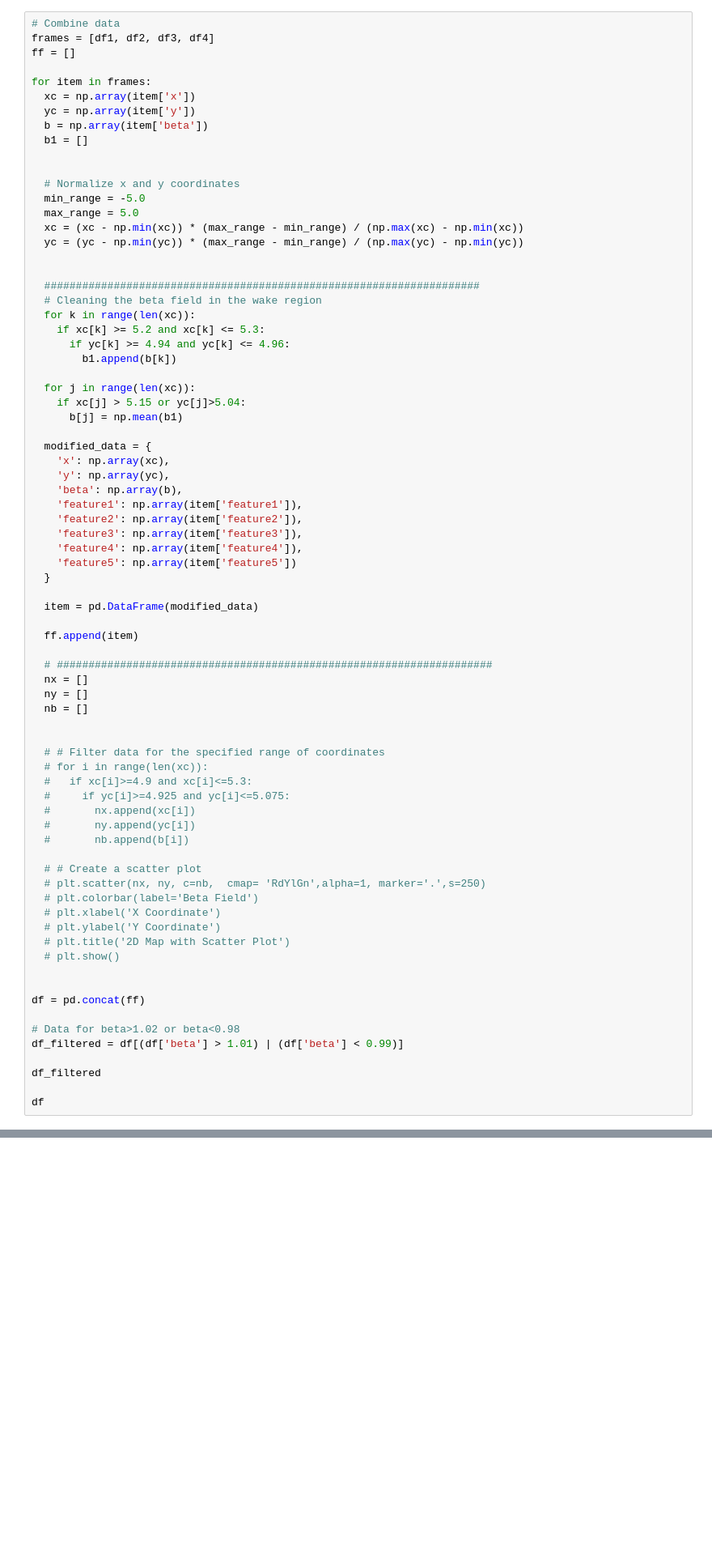
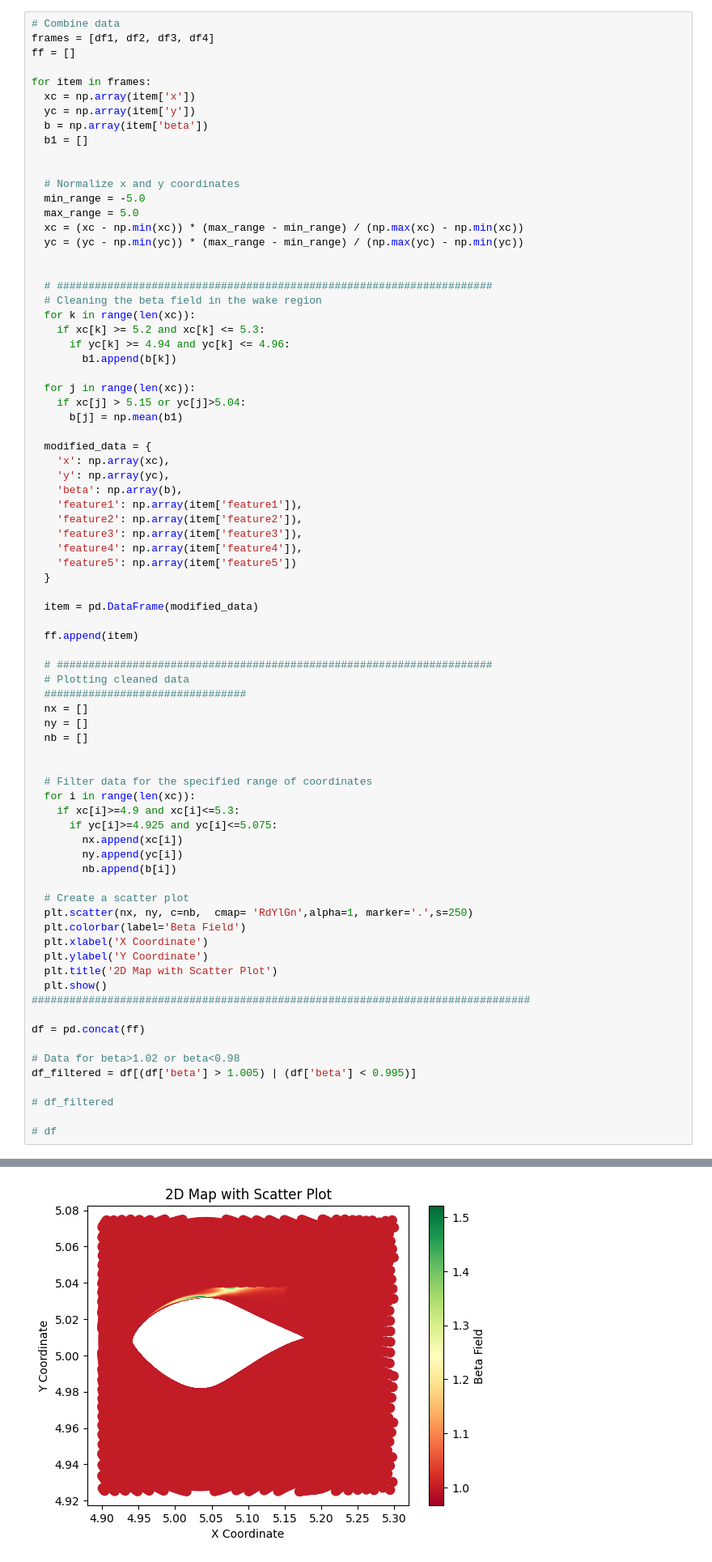
Before and after one commit to sudeepmenon17/PytorchforNN, a Jupyter notebook: NN_airfoil_S809_combined_data.ipynb, the cells around one changed output, grey strips where cells are left out. Shown: that part at 81% size. Saved outputs shown, nothing was run; the diff lists cells and outputs as text; blank space fills up the shorter version.

```diff
--- a/NN_airfoil_S809_combined_data.ipynb
+++ b/NN_airfoil_S809_combined_data.ipynb
@@ -71,7 +111,7 @@ for item in frames:
   yc = (yc - np.min(yc)) * (max_range - min_range) / (np.max(yc) - np.min(yc))
 
 
-  #####################################################################
+  # #####################################################################
   # Cleaning the beta field in the wake region
   for k in range(len(xc)):
     if xc[k] >= 5.2 and xc[k] <= 5.3:
@@ -98,34 +138,36 @@ for item in frames:
   ff.append(item)
 
   # #####################################################################
+  # Plotting cleaned data
+  ################################
   nx = []
   ny = []
   nb = []
 
 
-  # # Filter data for the specified range of coordinates
-  # for i in range(len(xc)):
-  #   if xc[i]>=4.9 and xc[i]<=5.3:
-  #     if yc[i]>=4.925 and yc[i]<=5.075:
-  #       nx.append(xc[i])
-  #       ny.append(yc[i])
-  #       nb.append(b[i])
+  # Filter data for the specified range of coordinates
+  for i in range(len(xc)):
+    if xc[i]>=4.9 and xc[i]<=5.3:
+      if yc[i]>=4.925 and yc[i]<=5.075:
+        nx.append(xc[i])
+        ny.append(yc[i])
+        nb.append(b[i])
 
-  # # Create a scatter plot
-  # plt.scatter(nx, ny, c=nb,  cmap= 'RdYlGn',alpha=1, marker='.',s=250)
-  # plt.colorbar(label='Beta Field')
-  # plt.xlabel('X Coordinate')
-  # plt.ylabel('Y Coordinate')
-  # plt.title('2D Map with Scatter Plot')
-  # plt.show()
-
+  # Create a scatter plot
+  plt.scatter(nx, ny, c=nb,  cmap= 'RdYlGn',alpha=1, marker='.',s=250)
+  plt.colorbar(label='Beta Field')
+  plt.xlabel('X Coordinate')
+  plt.ylabel('Y Coordinate')
+  plt.title('2D Map with Scatter Plot')
+  plt.show()
+###############################################################################
 
 df = pd.concat(ff)
 
 # Data for beta>1.02 or beta<0.98
-df_filtered = df[(df['beta'] > 1.01) | (df['beta'] < 0.99)]
+df_filtered = df[(df['beta'] > 1.005) | (df['beta'] < 0.995)]
 
-df_filtered
+# df_filtered
 
-df
+# df
 # %% [output]
@@ -132,0 +174 @@ KeyError: 'x'
+[figure, added]
```
Also changed, not shown: parts of 11 cells of this notebook.
